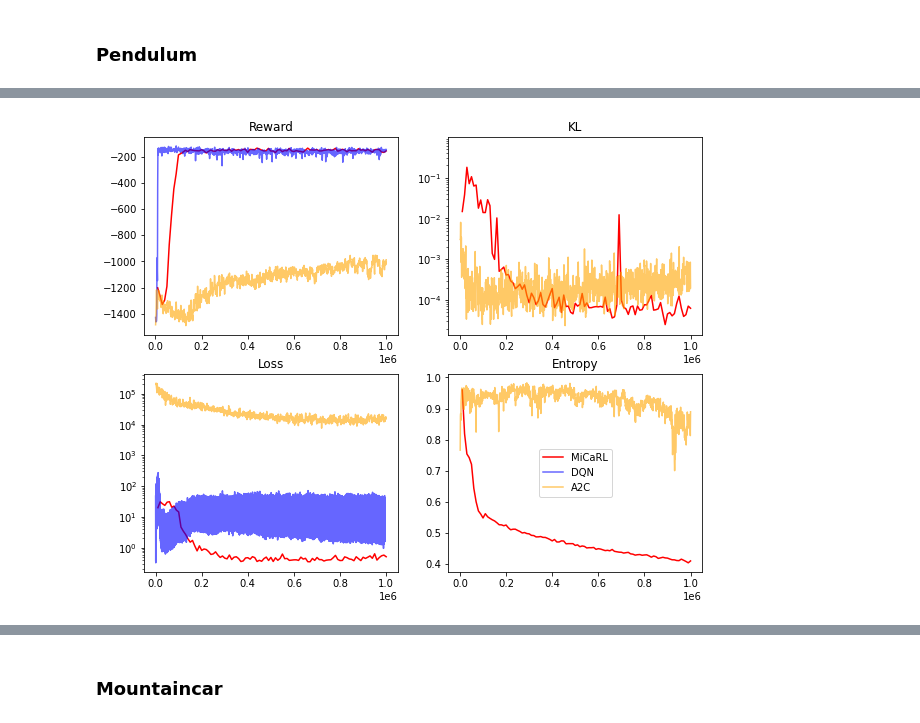
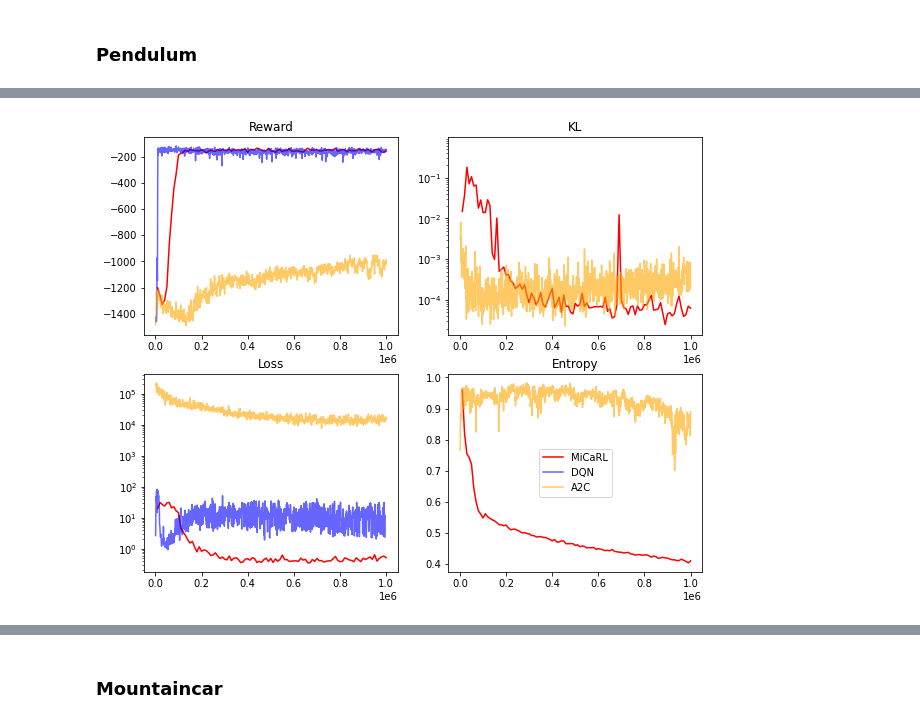
Before and after one commit to riccardodv/MirrorRL, a Jupyter notebook: analyse.ipynb, the cells around one changed output, grey strips where cells are left out. Saved outputs shown, nothing was run; the diff lists cells and outputs as text; code cells hidden in the pictures.

```diff
--- a/analyse.ipynb
+++ b/analyse.ipynb
@@ -800,8 +717,8 @@ plt.savefig("./Figures/all_agents_acrobot"+".pdf", format='pdf')
 # %%
 path1 = "ray_results/run_2022-05-25_12-20-44/"
 path2 = "results/solving_pendulum/a2c_pendulum/1/manager_data"
 path3 = "results/solving_pendulum/dqn_pendulum/1/manager_data"
-plot_agents_comparison([path1,path2, path3], choose_nb=20, id = "pendulum")
+plot_agents_comparison([path1,path2, path3], choose_nb=20, id = "pendulum",  rolling_window=1, every_nb_step = 1000)
 plt.savefig("./Figures/all_agents_pendulum"+".pdf", format='pdf')
 # %% [output]
-[figure, old version]
+[figure, new version]
```
Also changed, not shown: parts of 15 cells of this notebook.
